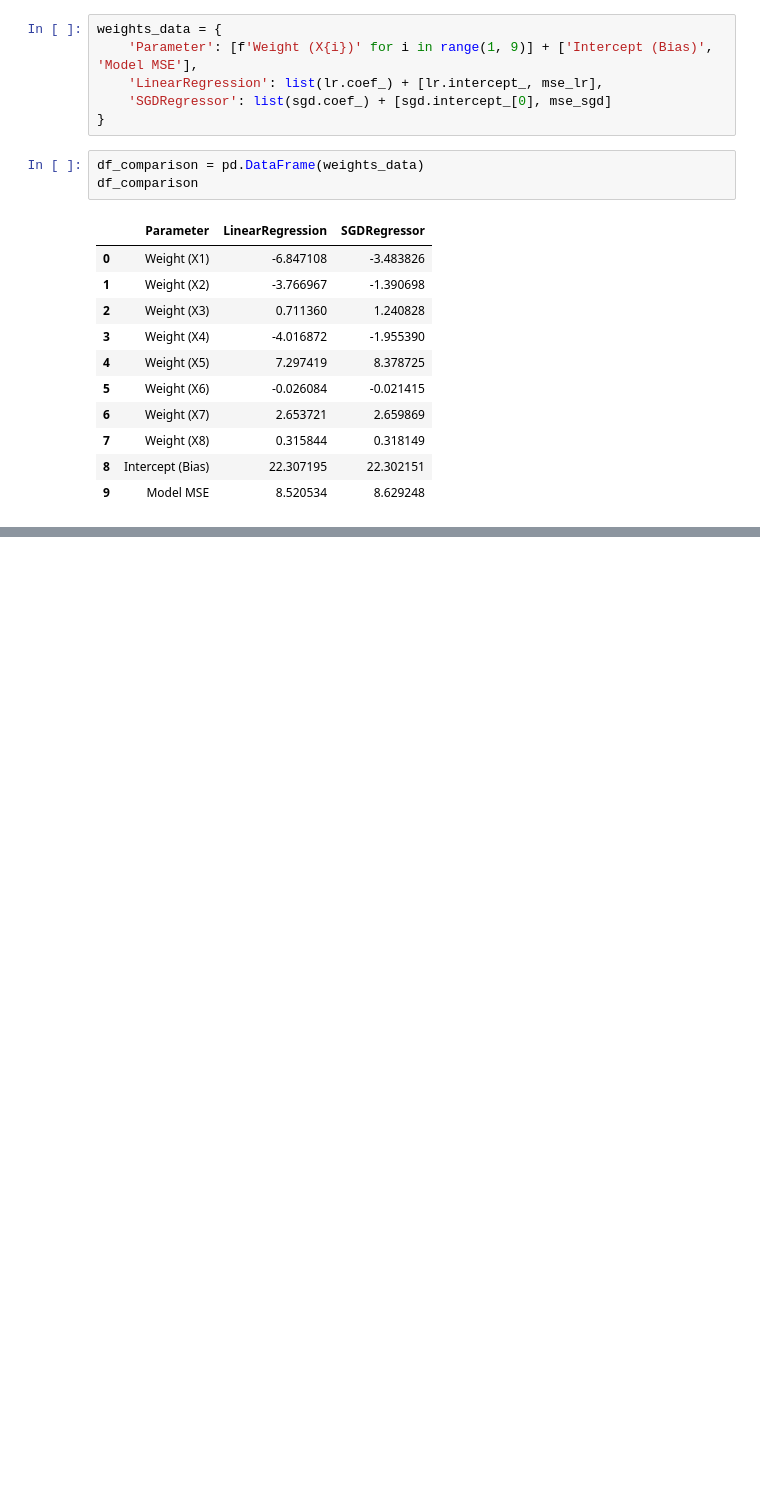
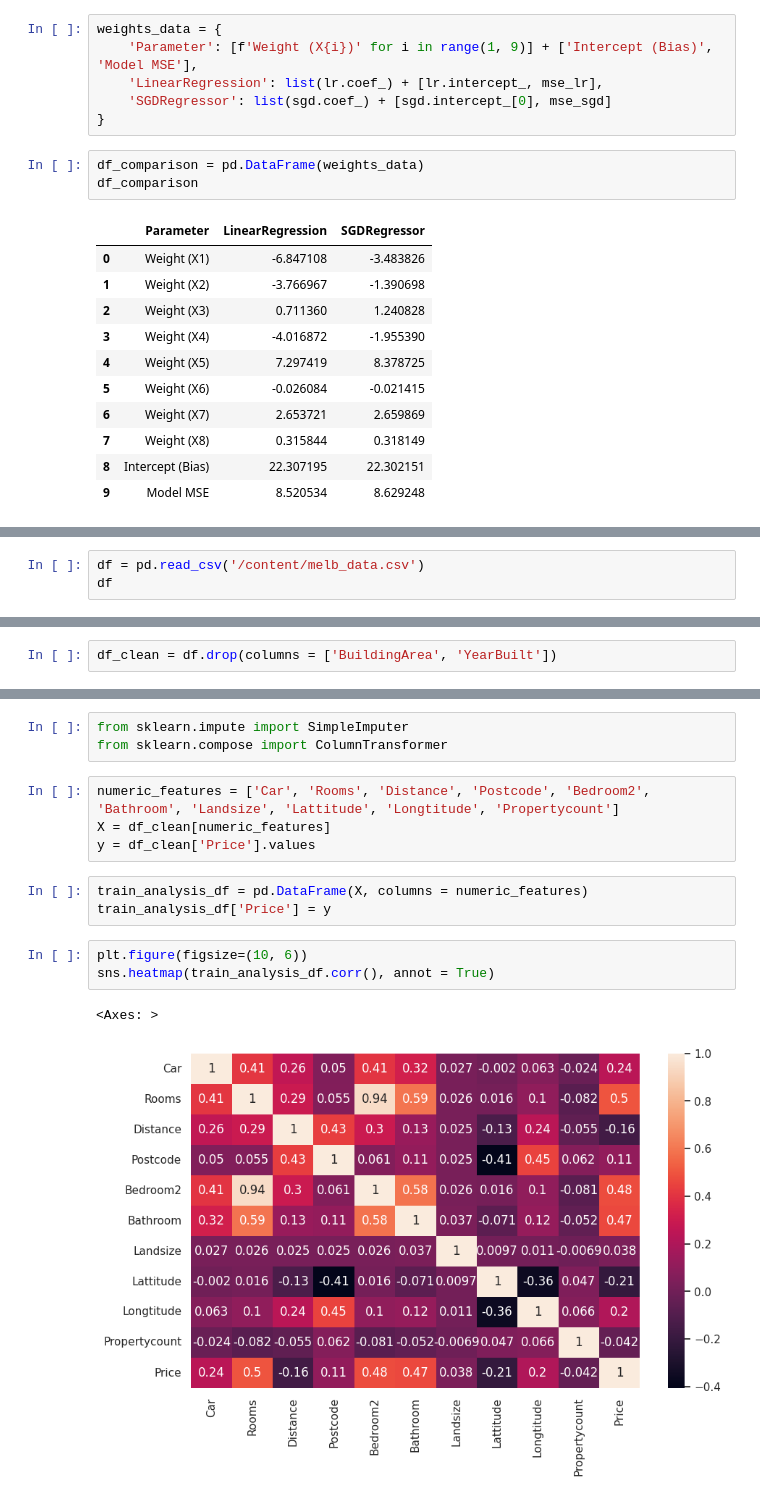
Before and after one commit to Redcoder815/Machine_learning_phitron, a Jupyter notebook: 29MultipleLinearRegressionPracticeProblem.ipynb, the cells around one changed output, grey strips where cells are left out. Drawn from its saved outputs; the diff is of its cells as text; blank space fills up the shorter version.

```diff
--- a/29MultipleLinearRegressionPracticeProblem.ipynb
+++ b/29MultipleLinearRegressionPracticeProblem.ipynb
@@ -541,0 +726,3 @@ df_comparison
+# %%
+df = pd.read_csv('/content/melb_data.csv')
+df
@@ -541,0 +800,2 @@ df_comparison
+# %%
+df_clean = df.drop(columns = ['BuildingArea', 'YearBuilt'])
@@ -541,0 +822,16 @@ df_comparison
+# %%
+from sklearn.impute import SimpleImputer
+from sklearn.compose import ColumnTransformer
+# %%
+numeric_features = ['Car', 'Rooms', 'Distance', 'Postcode', 'Bedroom2', 'Bathroom', 'Landsize', 'Lattitude', 'Longtitude', 'Propertycount']
+X = df_clean[numeric_features]
+y = df_clean['Price'].values
+# %%
+train_analysis_df = pd.DataFrame(X, columns = numeric_features)
+train_analysis_df['Price'] = y
+# %%
+plt.figure(figsize=(10, 6))
+sns.heatmap(train_analysis_df.corr(), annot = True)
+# %% [output]
+<Axes: >
+[figure, added]
```
Also changed, not shown: parts of 36 cells of this notebook.
